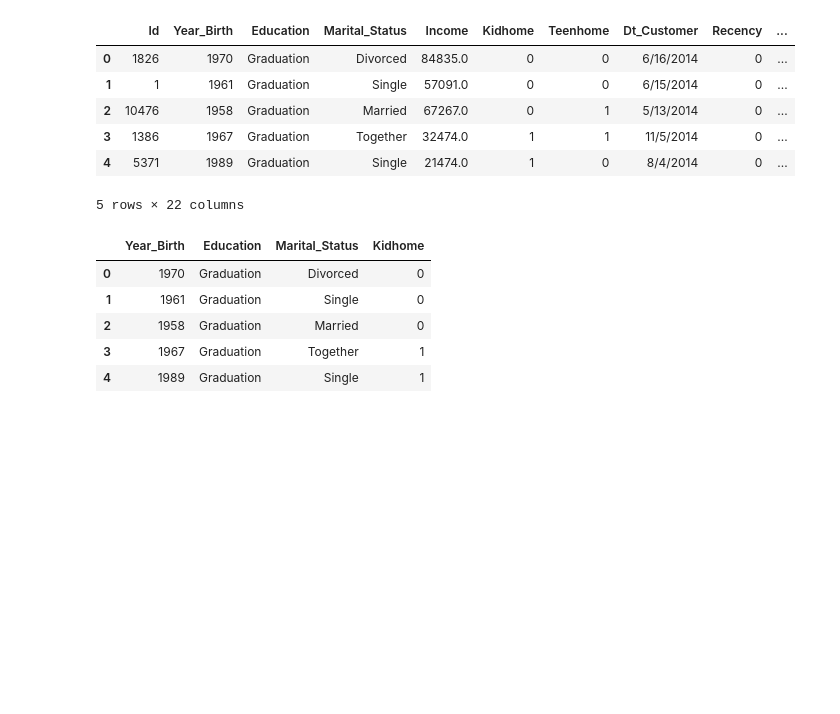
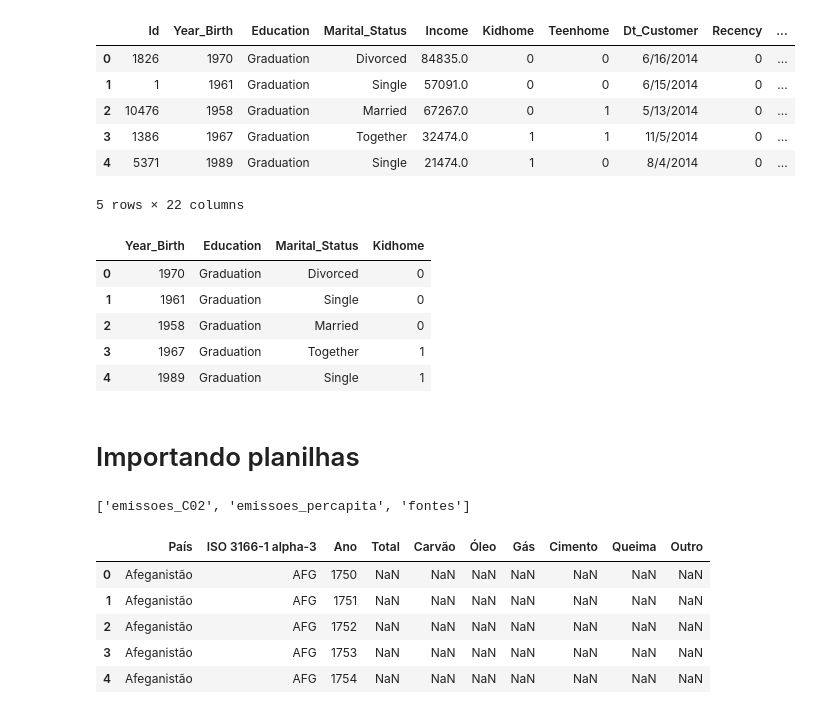
Before and after one commit to gilberto-ribeiro/python-projects, a Jupyter notebook: alura/pandas_io_trabalhando_com_diferentes_formatos_de_arquivos/projeto.ipynb, the cells around one changed output. Cells and saved outputs as stored; diff of their text form; code cells hidden in the pictures; blank space fills up the shorter version.

Commit message:
pandas io

```diff
--- a/alura/pandas_io_trabalhando_com_diferentes_formatos_de_arquivos/projeto.ipynb
+++ b/alura/pandas_io_trabalhando_com_diferentes_formatos_de_arquivos/projeto.ipynb
@@ -37,3 +37,7 @@ dados_mercado_3.head()
 | 4 | 1989 | Graduation | Single | 1 |
 # %%
 # Teste GitHub Web
+# %% [markdown]
+# Importando planilhas
+# %%
+url_xlsx = 'https://github.com/alura-cursos/Pandas/blob/main/emissoes_CO2.xlsx?raw=True'
@@ -39,0 +46,14 @@ dados_mercado_3.head()
+# %%
+pd.ExcelFile(url_xlsx).sheet_names
+# %% [output]
+['emissoes_C02', 'emissoes_percapita', 'fontes']
+# %%
+percapita = pd.read_excel(url_xlsx, sheet_name='emissoes_percapita')
+percapita.head()
+# %% [output]
+|  | País | ISO 3166-1 alpha-3 | Ano | Total | Carvão | Óleo | Gás | Cimento | Queima | Outro |
+| 0 | Afeganistão | AFG | 1750 | NaN | NaN | NaN | NaN | NaN | NaN | NaN |
+| 1 | Afeganistão | AFG | 1751 | NaN | NaN | NaN | NaN | NaN | NaN | NaN |
+| 2 | Afeganistão | AFG | 1752 | NaN | NaN | NaN | NaN | NaN | NaN | NaN |
+| 3 | Afeganistão | AFG | 1753 | NaN | NaN | NaN | NaN | NaN | NaN | NaN |
+| 4 | Afeganistão | AFG | 1754 | NaN | NaN | NaN | NaN | NaN | NaN | NaN |
```
Also changed, not shown: parts of 47 cells of this notebook, 9 other files.
